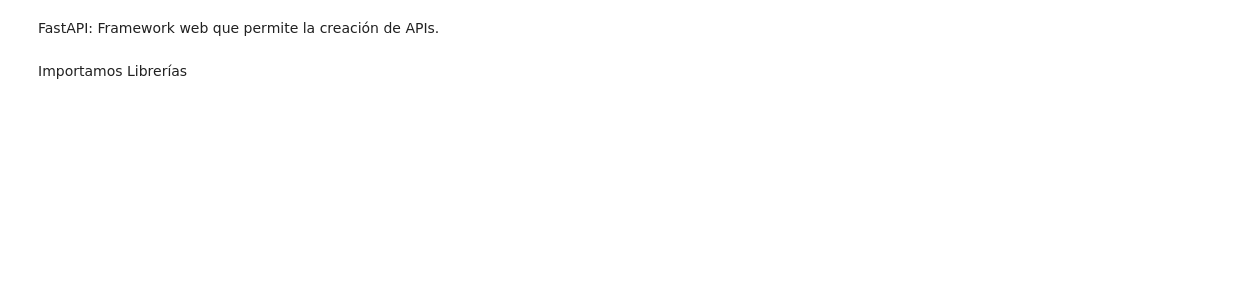
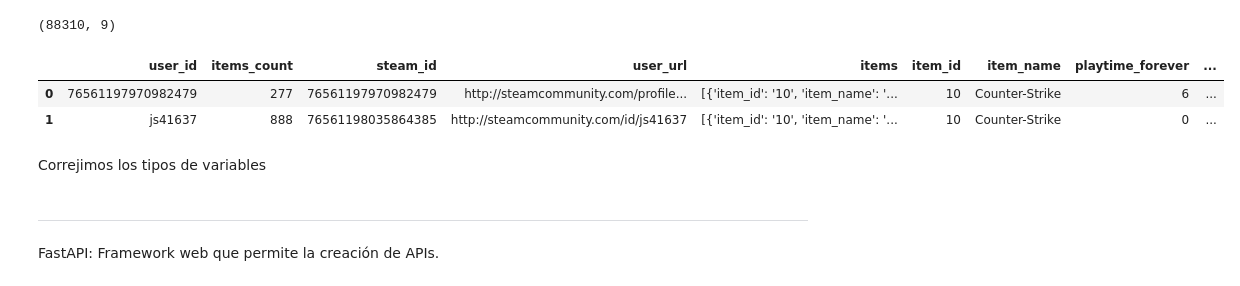
Before and after one commit to SAnabel-Jimenez/PI_1_AJH, a Jupyter notebook: inicio_1.ipynb, the cells around one changed output. Cells and saved outputs as stored; diff of their text form; code cells hidden in the pictures; blank space fills up the shorter version.

```diff
--- a/inicio_1.ipynb
+++ b/inicio_1.ipynb
@@ -27,0 +108,4 @@ Desde el terminal: .\venv\Scripts\activate
+# %%
+df_u_items = df_user_items.copy()
+print(df_u_items.shape)
+df_u_items.head(2)
@@ -27,0 +135,11 @@ Desde el terminal: .\venv\Scripts\activate
+# %%
+# CamelCase (las palabras comienzan con mayúscula, sin espacios ni caracteres especiales)
+new_names = {'user_id': 'User_Id',
+                  'items_count': 'Items_Count',
+                  'steam_id': 'Steam_Id',
+                  'user_url': 'User_Url',
+                  'items': 'Items'}
+
+# Método rename para cambiar los nombres de las columnas, inplace para indicar que se apliquen cambios en el df
+df_u_items.rename(columns = new_names, inplace = True)
+df_u_items.head(2)
@@ -27,0 +177,11 @@ Desde el terminal: .\venv\Scripts\activate
+# %%
+# vemos si hay filas completas duplicadas
+
+df_u_items['Items'] = df_u_items['Items'].astype(str)
+
+# Verifica duplicados en todo el DataFrame
+filas_duplicadas = df_u_items.duplicated(keep='first')
+
+# Muestra las filas completas duplicadas
+print("Filas completas duplicadas:")
+print(len(df_u_items[filas_duplicadas]))
@@ -27,0 +368,6 @@ Desde el terminal: .\venv\Scripts\activate
+# %%
+# Utilizamos una función anónima lambda para extraer el valor de las claves en nuevas columnas mientras tenga al menos un elemento.
+df_u_items['item_id'] = df_u_items['items'].apply(lambda x: x[0].get('item_id') if len(x) > 0 else 0)
+df_u_items['item_name'] = df_u_items['items'].apply(lambda x: x[0].get('item_name') if len(x) > 0 else 0)
+df_u_items['playtime_forever'] = df_u_items['items'].apply(lambda x: x[0].get('playtime_forever') if len(x) > 0 else 0)
+df_u_items['playtime_2weeks'] = df_u_items['items'].apply(lambda x: x[0].get('playtime_2weeks') if len(x) > 0 else 0)
@@ -27,0 +393,10 @@ Desde el terminal: .\venv\Scripts\activate
+# %%
+print(df_u_items.shape)
+df_u_items.head(2)
+# %% [output]
+(88310, 9)
+|  | user_id | items_count | steam_id | user_url | items | item_id | item_name | playtime_forever | ... |
+| 0 | 76561197970982479 | 277 | 76561197970982479 | http://steamcommunity.com/profile... | [{'item_id': '10', 'item_name': '... | 10 | Counter-Strike | 6 | ... |
+| 1 | js41637 | 888 | 76561198035864385 | http://steamcommunity.com/id/js41637 | [{'item_id': '10', 'item_name': '... | 10 | Counter-Strike | 0 | ... |
+# %% [markdown]
+Correjimos los tipos de variables
@@ -28,4 +406,4 @@ Desde el terminal: .\venv\Scripts\activate
+# %% [markdown]
+***
 # %% [markdown]
 FastAPI: Framework web que permite la creación de APIs.
-# %% [markdown]
-Importamos Librerías
```
Also changed, not shown: parts of 65 cells of this notebook, 1 other file.
